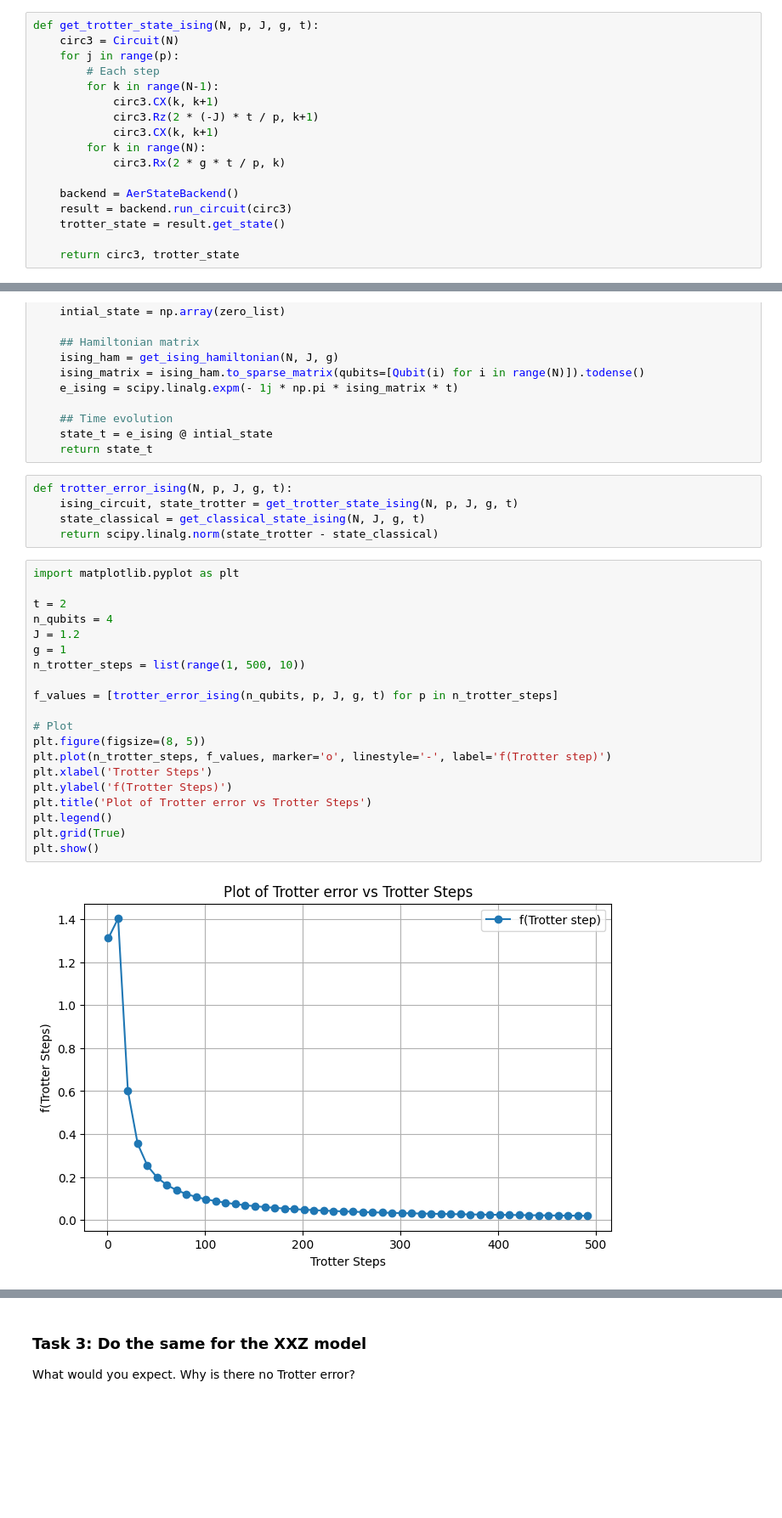
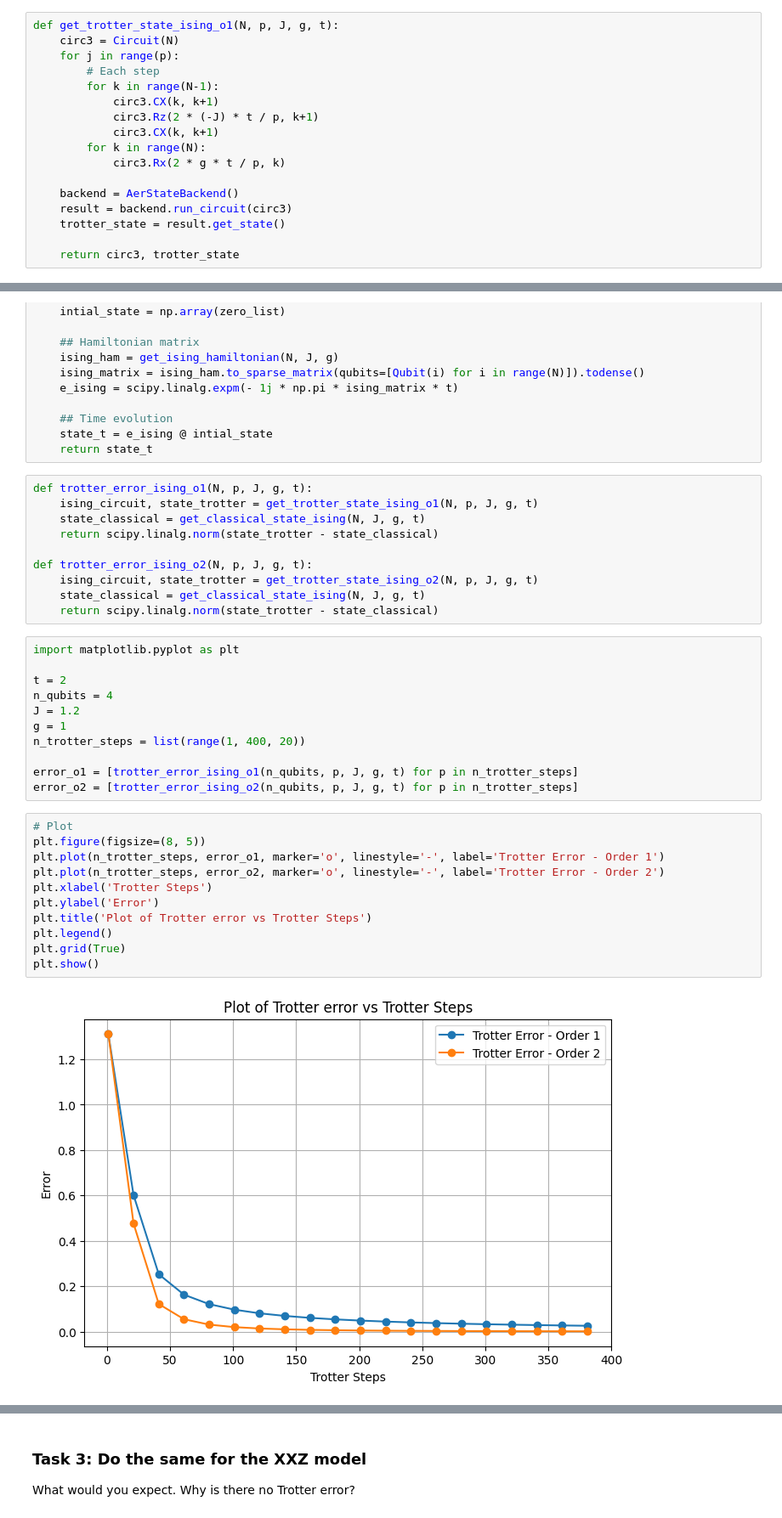
Before and after one commit to SiruLee/2025-Quantinuum, a Jupyter notebook: notebooks/hamiltonian_simulation.ipynb, the cells around one changed output, grey strips where cells are left out. Shown: that part at 85% size. Drawn from its saved outputs; the diff is of its cells as text; blank space fills up the shorter version.

```diff
--- a/notebooks/hamiltonian_simulation.ipynb
+++ b/notebooks/hamiltonian_simulation.ipynb
@@ -424,7 +424,7 @@ E.g. use..
 # %%
 from pytket.extensions.qiskit import AerStateBackend
 # %%
-def get_trotter_state_ising(N, p, J, g, t):
+def get_trotter_state_ising_o1(N, p, J, g, t):
     circ3 = Circuit(N)
     for j in range(p):
         # Each step
@@ -459,29 +480,36 @@ def get_classical_state_ising(N, J, g, t):
     state_t = e_ising @ intial_state
     return state_t
 # %%
-def trotter_error_ising(N, p, J, g, t):
-    ising_circuit, state_trotter = get_trotter_state_ising(N, p, J, g, t)
+def trotter_error_ising_o1(N, p, J, g, t):
+    ising_circuit, state_trotter = get_trotter_state_ising_o1(N, p, J, g, t)
     state_classical = get_classical_state_ising(N, J, g, t)
     return scipy.linalg.norm(state_trotter - state_classical)
+
+def trotter_error_ising_o2(N, p, J, g, t):
+    ising_circuit, state_trotter = get_trotter_state_ising_o2(N, p, J, g, t)
+    state_classical = get_classical_state_ising(N, J, g, t)
+    return scipy.linalg.norm(state_trotter - state_classical)
+# %%
+import matplotlib.pyplot as plt
+
+t = 2
+n_qubits = 4
+J = 1.2
+g = 1
+n_trotter_steps = list(range(1, 400, 20))
+
+error_o1 = [trotter_error_ising_o1(n_qubits, p, J, g, t) for p in n_trotter_steps]
+error_o2 = [trotter_error_ising_o2(n_qubits, p, J, g, t) for p in n_trotter_steps]
 # %%
-import matplotlib.pyplot as plt
-
-t = 2
-n_qubits = 4
-J = 1.2
-g = 1
-n_trotter_steps = list(range(1, 500, 10))
-
-f_values = [trotter_error_ising(n_qubits, p, J, g, t) for p in n_trotter_steps]
-
 # Plot
 plt.figure(figsize=(8, 5))
-plt.plot(n_trotter_steps, f_values, marker='o', linestyle='-', label='f(Trotter step)')
+plt.plot(n_trotter_steps, error_o1, marker='o', linestyle='-', label='Trotter Error - Order 1')
+plt.plot(n_trotter_steps, error_o2, marker='o', linestyle='-', label='Trotter Error - Order 2')
 plt.xlabel('Trotter Steps')
-plt.ylabel('f(Trotter Steps)')
+plt.ylabel('Error')
 plt.title('Plot of Trotter error vs Trotter Steps')
 plt.legend()
 plt.grid(True)
 plt.show()
 # %% [output]
-[figure, old version]
+[figure, new version]
```
Also changed, not shown: parts of 4 cells of this notebook.
